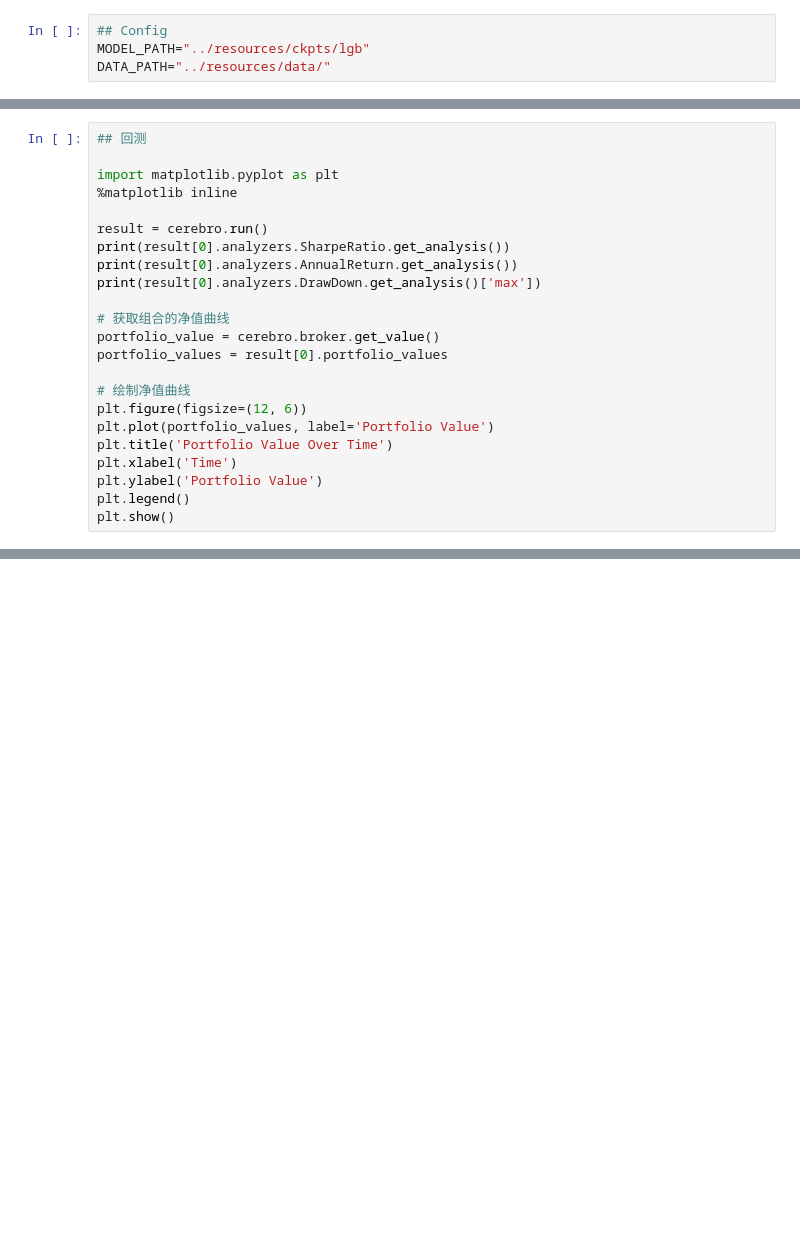
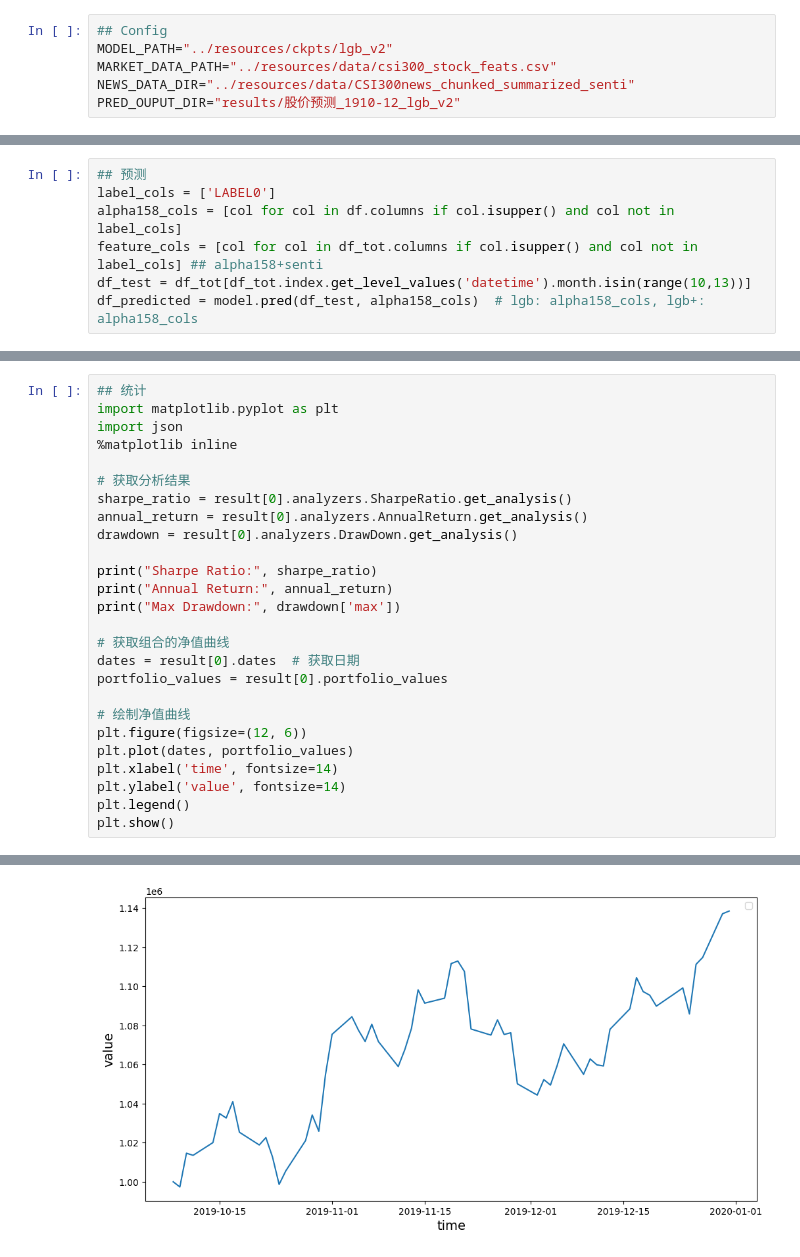
Before and after one commit to huakyouin/finbot, a Jupyter notebook: eval/股价预测.ipynb, the cells around one changed output, grey strips where cells are left out. Saved outputs shown, nothing was run; the diff lists cells and outputs as text; blank space fills up the shorter version.

Commit message:
update eval stock predict

```diff
--- a/eval/股价预测.ipynb
+++ b/eval/股价预测.ipynb
@@ -1,4 +1,6 @@
 # %%
 ## Config
-MODEL_PATH="../resources/ckpts/lgb"
-DATA_PATH="../resources/data/"
+MODEL_PATH="../resources/ckpts/lgb_v2"
+MARKET_DATA_PATH="../resources/data/csi300_stock_feats.csv"
+NEWS_DATA_DIR="../resources/data/CSI300news_chunked_summarized_senti"
+PRED_OUPUT_DIR="results/股价预测_1910-12_lgb_v2"
@@ -118,0 +61,7 @@ cerebro.broker.setcommission(commission=6e-4) # 设定手续费
+# %%
+## 预测
+label_cols = ['LABEL0']
+alpha158_cols = [col for col in df.columns if col.isupper() and col not in label_cols]
+feature_cols = [col for col in df_tot.columns if col.isupper() and col not in label_cols] ## alpha158+senti
+df_test = df_tot[df_tot.index.get_level_values('datetime').month.isin(range(10,13))]
+df_predicted = model.pred(df_test, alpha158_cols)  # lgb: alpha158_cols, lgb+: alpha158_cols
@@ -119,23 +177,27 @@ cerebro.broker.setcommission(commission=6e-4) # 设定手续费
 # %%
-## 回测
-
+## 统计
 import matplotlib.pyplot as plt
+import json
 %matplotlib inline
 
-result = cerebro.run()
-print(result[0].analyzers.SharpeRatio.get_analysis())
-print(result[0].analyzers.AnnualReturn.get_analysis())
-print(result[0].analyzers.DrawDown.get_analysis()['max'])
+# 获取分析结果
+sharpe_ratio = result[0].analyzers.SharpeRatio.get_analysis()
+annual_return = result[0].analyzers.AnnualReturn.get_analysis()
+drawdown = result[0].analyzers.DrawDown.get_analysis()
+
+print("Sharpe Ratio:", sharpe_ratio)
+print("Annual Return:", annual_return)
+print("Max Drawdown:", drawdown['max'])
 
 # 获取组合的净值曲线
-portfolio_value = cerebro.broker.get_value()
+dates = result[0].dates  # 获取日期
 portfolio_values = result[0].portfolio_values
 
 # 绘制净值曲线
 plt.figure(figsize=(12, 6))
-plt.plot(portfolio_values, label='Portfolio Value')
-plt.title('Portfolio Value Over Time')
-plt.xlabel('Time')
-plt.ylabel('Portfolio Value')
+plt.plot(dates, portfolio_values)
+plt.xlabel('time', fontsize=14)
+plt.ylabel('value', fontsize=14)
 plt.legend()
 plt.show()
+# %% [output]
@@ -141,0 +207 @@ plt.show()
+[figure, added]
```
Also changed, not shown: parts of 7 cells of this notebook, 12 other files.
